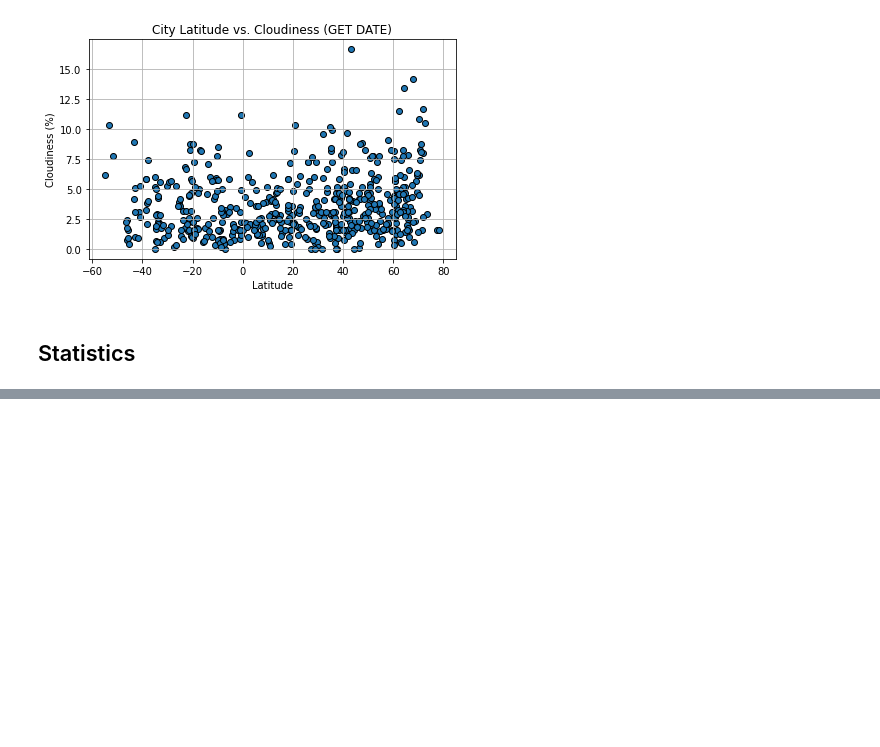
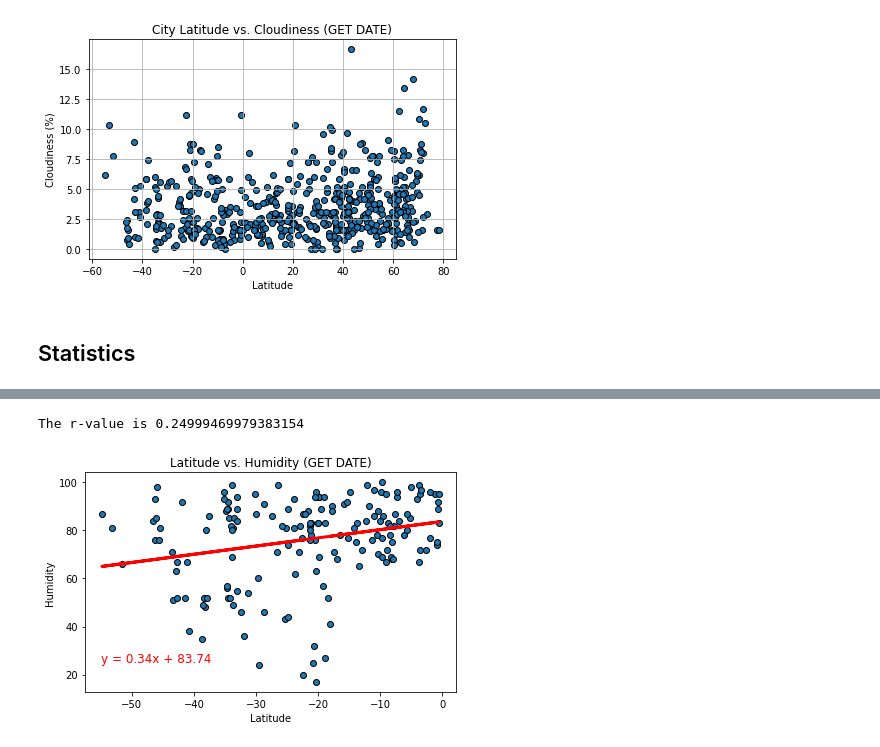
Before and after one commit to Wheezyotter/python-api-challenge, a Jupyter notebook: WeatherPy/WeatherPy.ipynb, the cells around one changed output, grey strips where cells are left out. Drawn from its saved outputs; the diff is of its cells as text; code cells hidden in the pictures; blank space fills up the shorter version.

```diff
--- a/WeatherPy/WeatherPy.ipynb
+++ b/WeatherPy/WeatherPy.ipynb
@@ -266,0 +314,6 @@ plt.show()
+# %%
+humid_S = south_hemisphere["Humidity"]
+lin_regress_plot(lat_S, humid_S, "Humidity", -55, 25, "Fig8_humid_S")
+# %% [output]
+The r-value is 0.24999469979383154
+[figure, added]
```
Also changed, not shown: parts of 6 cells of this notebook, 8 other files.
